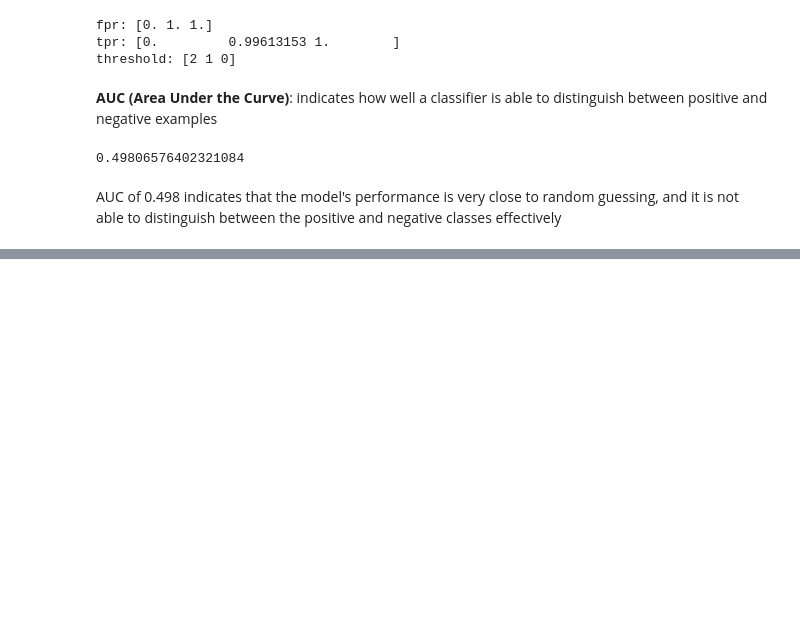
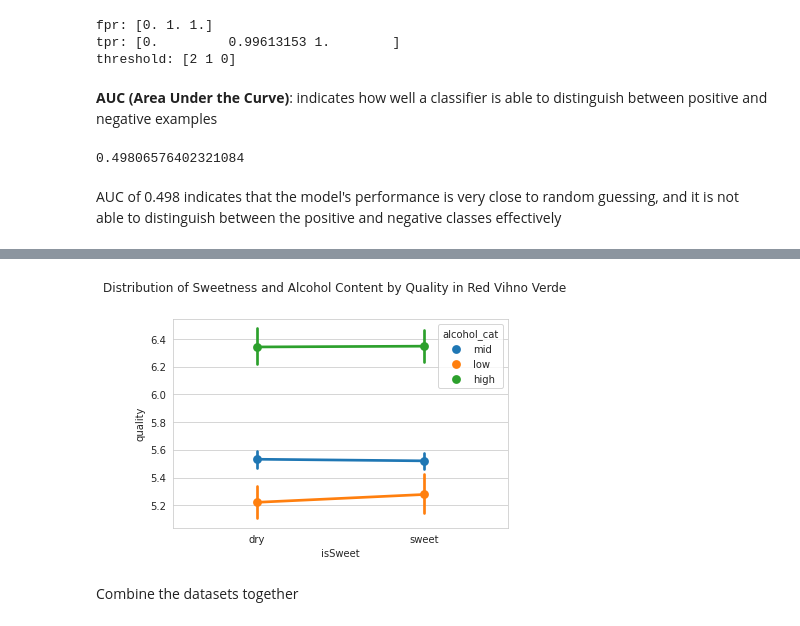
Before and after one commit to c0037654Newcastle/CSC2034-DS-Project, a Jupyter notebook: CSC2034_DS_Project.ipynb, the cells around one changed output, grey strips where cells are left out. Drawn from its saved outputs; the diff is of its cells as text; code cells hidden in the pictures; blank space fills up the shorter version.

```diff
--- a/CSC2034_DS_Project.ipynb
+++ b/CSC2034_DS_Project.ipynb
@@ -1088,0 +1099,10 @@ AUC of 0.498 indicates that the model's performance is very close to random gues
+# %%
+sns.set_style("whitegrid")
+sns.pointplot(x="isSweet", y="quality", hue="alcohol_cat", data=red_vihno_dataset)
+plt.subplots_adjust(top=0.85)
+plt.suptitle("Distribution of Sweetness and Alcohol Content by Quality in Red Vihno Verde")
+plt.show()
+# %% [output]
+[figure, added]
+# %% [markdown]
+Combine the datasets together
```
Also changed, not shown: parts of 13 cells of this notebook.
